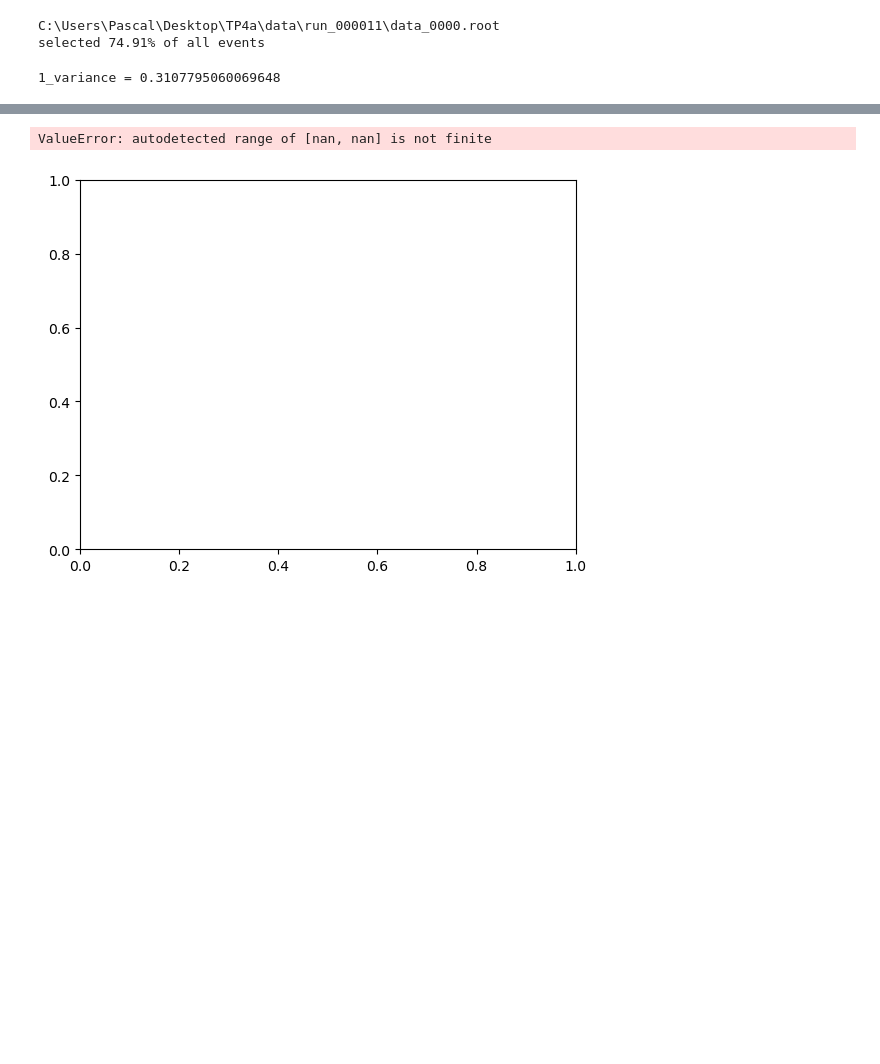
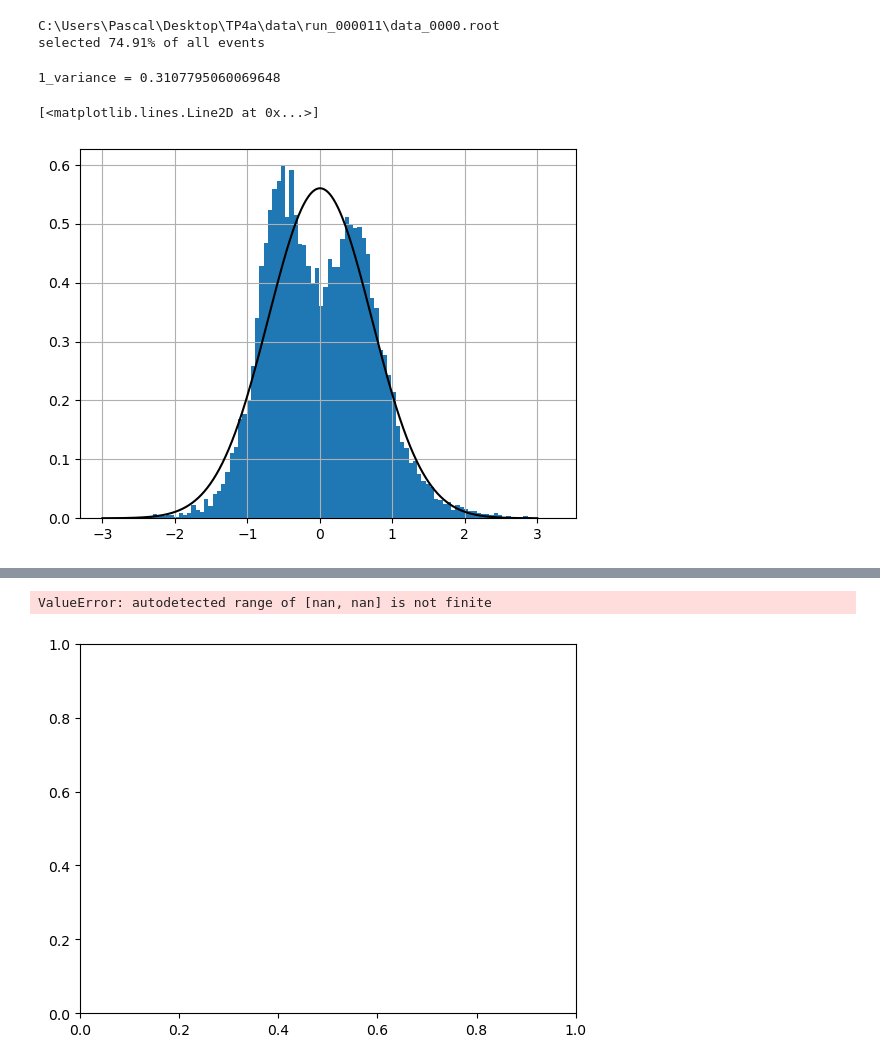
Before and after one commit to kauniska/ecal_reco, a Jupyter notebook: time_alignement/time_distribution.ipynb, the cells around one changed output, grey strips where cells are left out. Drawn from its saved outputs; the diff is of its cells as text; code cells hidden in the pictures; blank space fills up the shorter version.

```diff
--- a/time_alignement/time_distribution.ipynb
+++ b/time_alignement/time_distribution.ipynb
@@ -26,6 +26,7 @@ from find_muon_decay_kim import *
 from time_correction import *
 # %%
 run ='run_000011'
+current_directory = os.getcwd()
 data_storage = current_directory+"\\extracted_data\\"
 raw_data_directory = "C:\\Users\\Pascal\\Desktop\\TP4a\\data\\"
 df_hits_total, df_hits, og_len, new_len = load_run(raw_data_directory+run+"\\")
@@ -181,0 +259,12 @@ muYF = muYF + muY
+# %%
+plt.figure()
+plt.grid()
+plt.hist(time,bins=100, density=True)
+single_mu, single_sigma = norm.fit(time)
+x = np.linspace(-3 , 3, 1000)
+p = norm.pdf(x,single_mu,single_sigma)
+
+plt.plot(x,p,'k')
+# %% [output]
+[<matplotlib.lines.Line2D at 0x...>]
+[figure, added]
```
Also changed, not shown: parts of 9 cells of this notebook, 4 other files.
